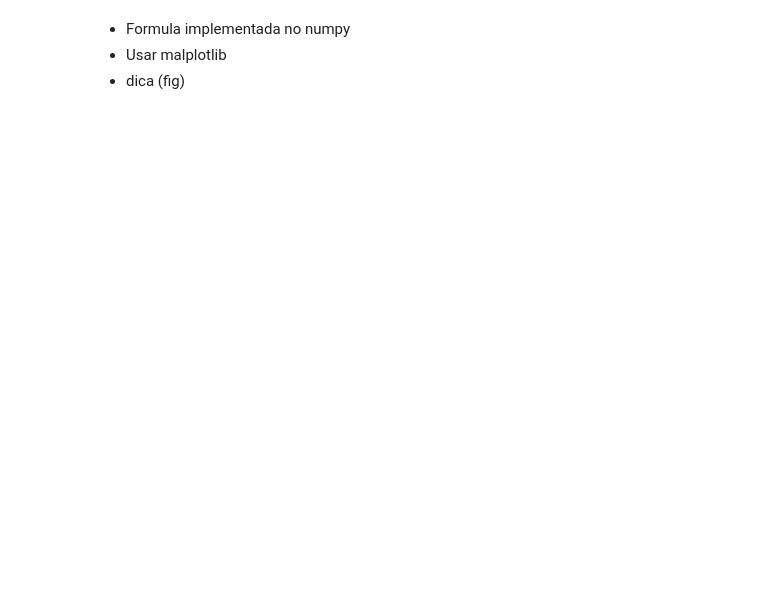
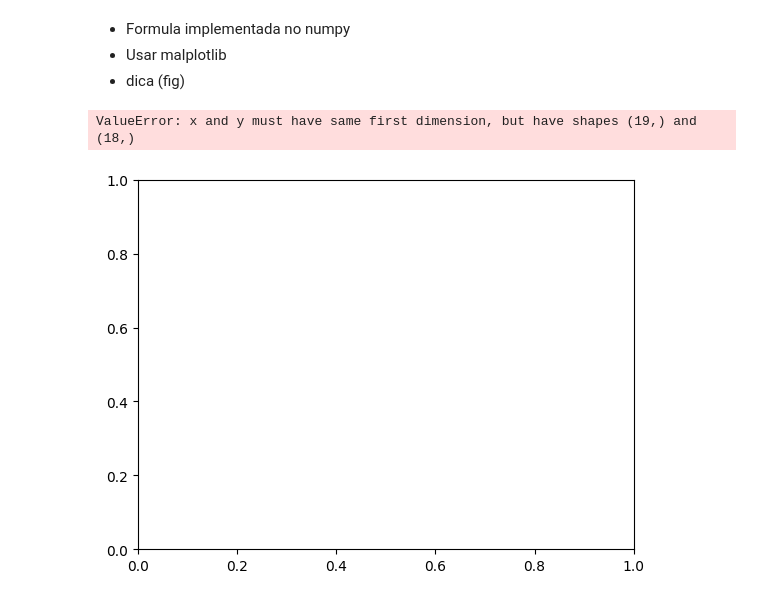
Before and after one commit to Andyjr-code/CURSONUMPY, a Jupyter notebook: aula2.ipynb, the cells around one changed output. Saved outputs shown, nothing was run; the diff lists cells and outputs as text; code cells hidden in the pictures; blank space fills up the shorter version.

```diff
--- a/aula2.ipynb
+++ b/aula2.ipynb
@@ -75,0 +84,2 @@ situação problema
+# %%
+numpy_array_simples = df.iloc[:, 0].to_numpy()
@@ -75,0 +101,2 @@ situação problema
+# %%
+retorno = (numpy_array_simples[1:19] - numpy_array_simples[0:18]) / numpy_array_simples[0:18]
@@ -83,3 +116,5 @@ situação problema
 - Formula implementada no numpy
 - Usar malplotlib
 - dica (fig)
+# %%
+t = np.arange(0,19)
@@ -85,0 +123,7 @@ situação problema
+# %%
+
+# crie um grafico de linha tempo vs retorno
+plt.plot(t, retorno)
+# %% [output]
+ValueError: x and y must have same first dimension, but have shapes (19,) and (18,)
+[figure, added]
```
Also changed, not shown: parts of 8 cells of this notebook, 1 other file.
